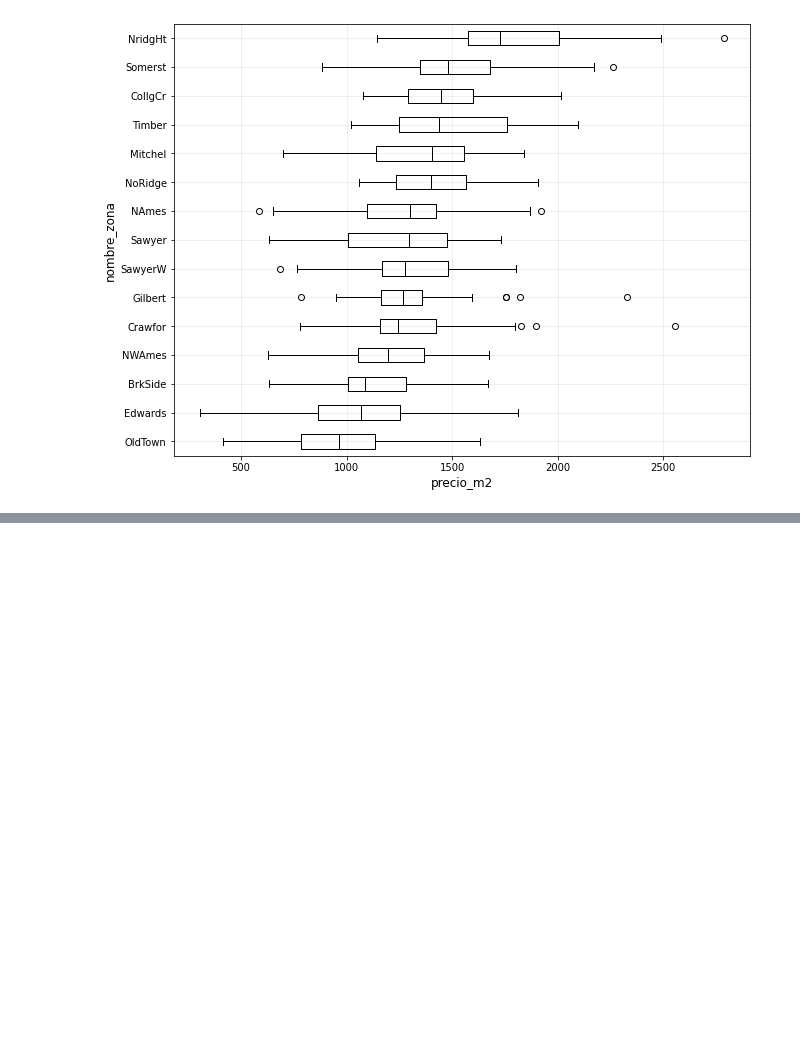
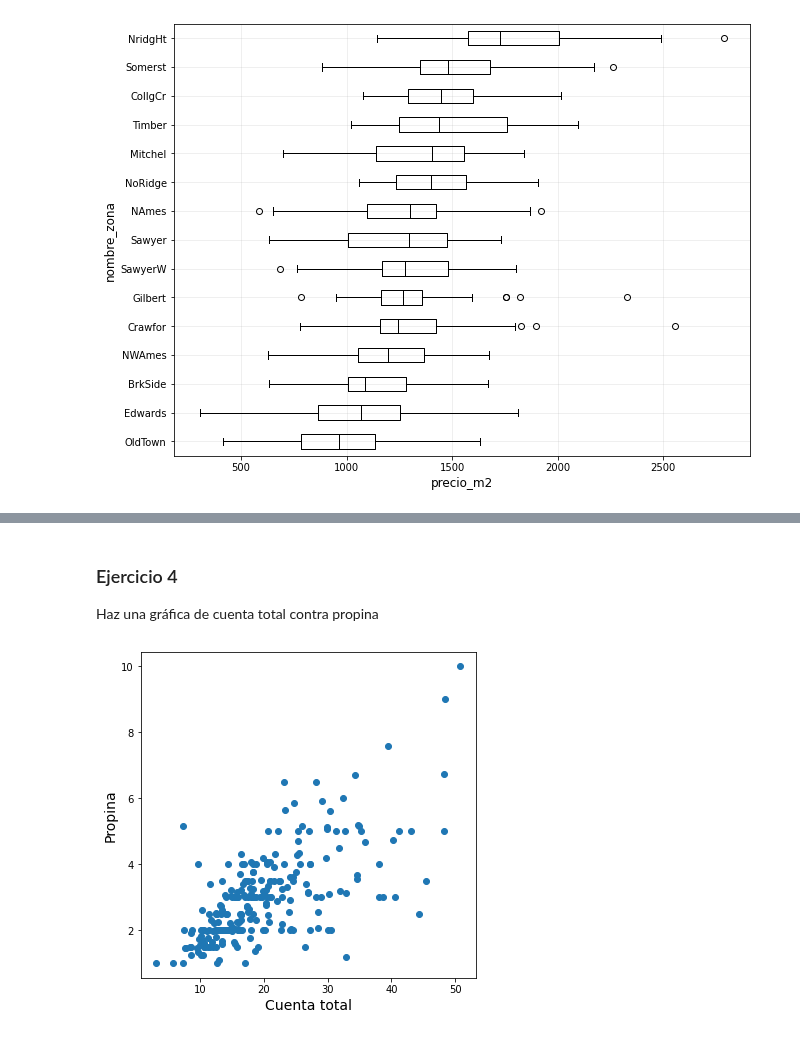
Before and after one commit to CAMM961001/itam-mcd, a Jupyter notebook: fundamentos-estadisticos/libros/analisis_exploratorio.ipynb, the cells around one changed output, grey strips where cells are left out. Saved outputs shown, nothing was run; the diff lists cells and outputs as text; code cells hidden in the pictures; blank space fills up the shorter version.

```diff
--- a/fundamentos-estadisticos/libros/analisis_exploratorio.ipynb
+++ b/fundamentos-estadisticos/libros/analisis_exploratorio.ipynb
@@ -430,0 +543,15 @@ plt.show()
+# %% [markdown]
+### Ejercicio 4
+Haz una gráfica de cuenta total contra propina
+# %%
+plt.figure(figsize=(6,6))
+
+plt.scatter(x=propinas['cuenta_total'], y=propinas['propina'])
+
+#Anotaciones y estilo
+plt.xlabel('Cuenta total', fontsize=14)
+plt.ylabel('Propina', fontsize=14)
+
+plt.show()
+# %% [output]
+[figure, added]
```
Also changed, not shown: parts of 27 cells of this notebook.
